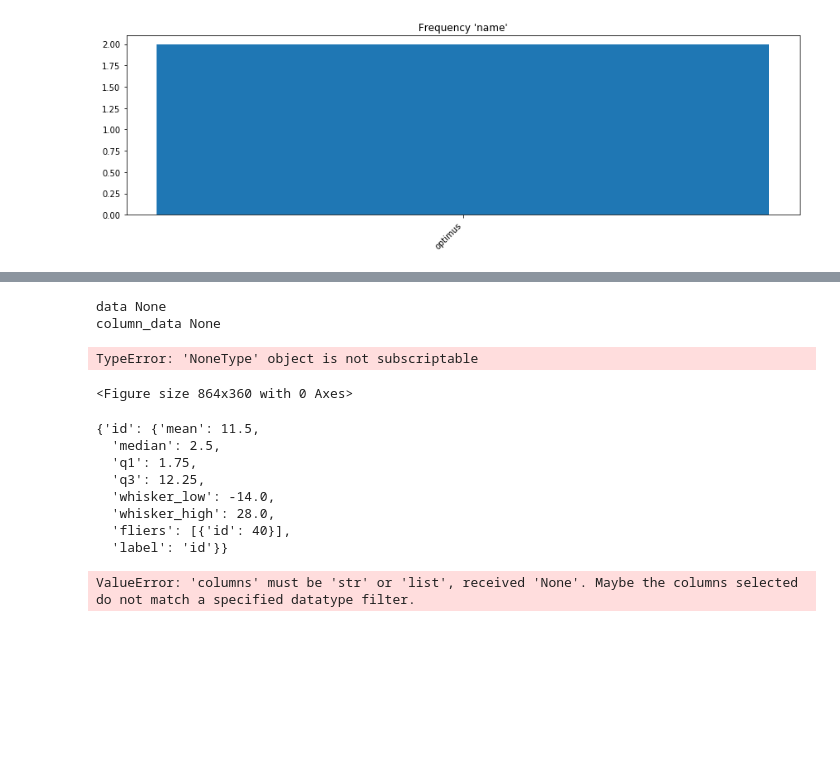
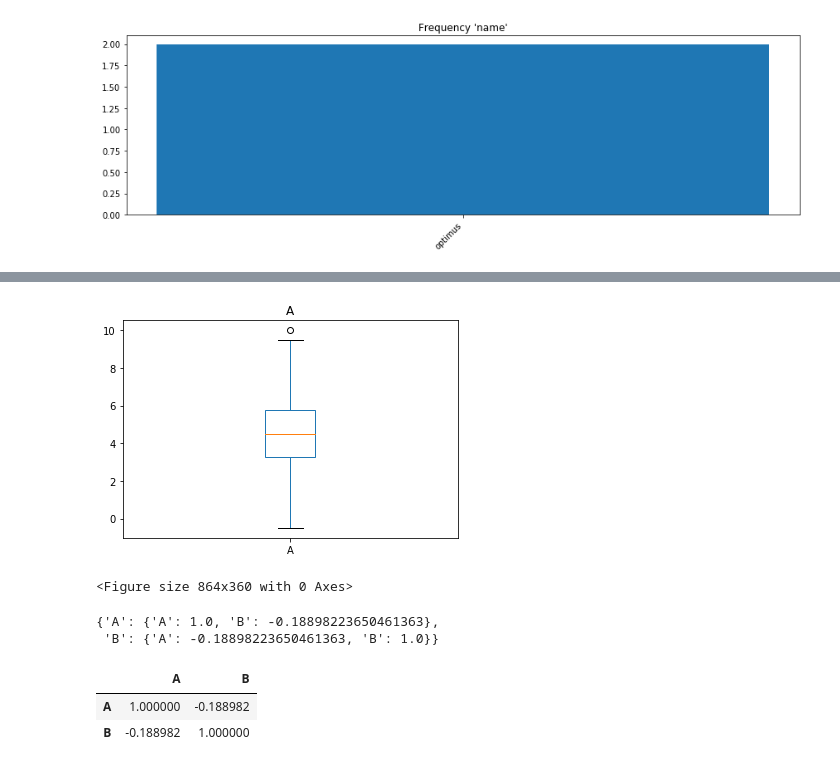
Before and after one commit to PacktPublishing/Data-Processing-with-Optimus, a Jupyter notebook: Chapter 5/DataProcessingwithOptimus_Chapter05.ipynb, the cells around one changed output, grey strips where cells are left out. Saved outputs shown, nothing was run; the diff lists cells and outputs as text; code cells hidden in the pictures; blank space fills up the shorter version.

```diff
--- a/Chapter 5/DataProcessingwithOptimus_Chapter05.ipynb
+++ b/Chapter 5/DataProcessingwithOptimus_Chapter05.ipynb
@@ -299,27 +336,20 @@ df.plot.frequency("name", 40)
+# %%
+df.plot.box("A")
+# %% [output]
+[figure, added]
+<Figure size 864x360 with 0 Axes>
 # %%
-df.cols.scatter("id")
+df.cols.correlation("*")
+# %% [output]
+{'A': {'A': 1.0, 'B': -0.18898223650461363},
+ 'B': {'A': -0.18898223650461363, 'B': 1.0}}
-# %%
-df.plot.scatter("id")
-# %% [output]
-data None
-column_data None
-TypeError: 'NoneType' object is not subscriptable
-<Figure size 864x360 with 0 Axes>
-# %%
-df.cols.boxplot("id")
-# %% [output]
-{'id': {'mean': 11.5,
-  'median': 2.5,
-  'q1': 1.75,
-  'q3': 12.25,
-  'whisker_low': -14.0,
-  'whisker_high': 28.0,
-  'fliers': [{'id': 40}],
-  'label': 'id'}}
-# %%
-df.plot.box("id")
-# %% [output]
-ValueError: 'columns' must be 'str' or 'list', received 'None'. Maybe the columns selected do not match a specified datatype filter.
+# %%
+import pandas as pd
+pd.DataFrame()
+# %% [output]
+|  | A | B |
+| A | 1.000000 | -0.188982 |
+| B | -0.188982 | 1.000000 |
 # %%
 df.plot.correlation("*")
 # %% [output]
```
Also changed, not shown: parts of 11 cells of this notebook.
